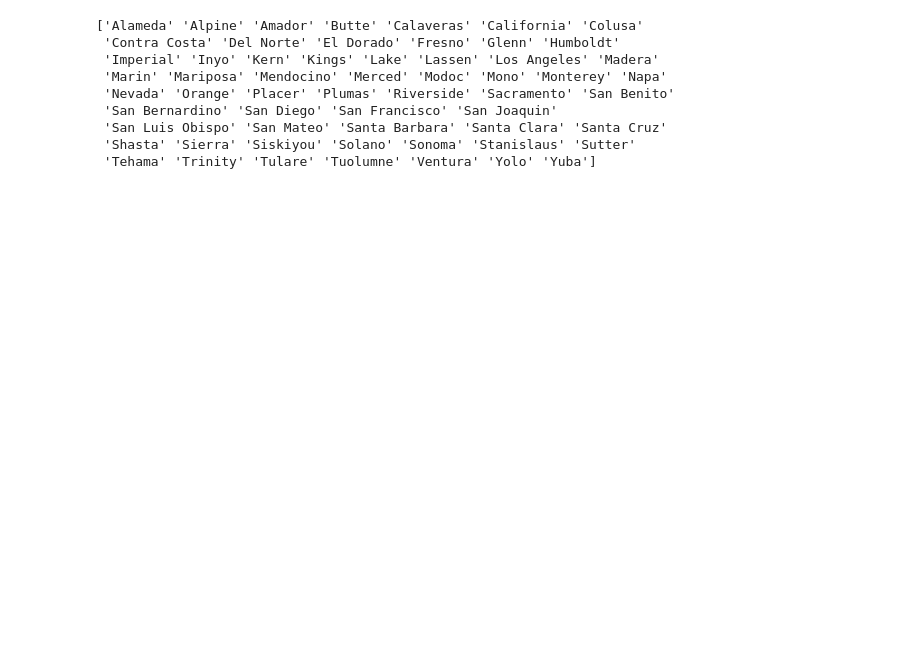
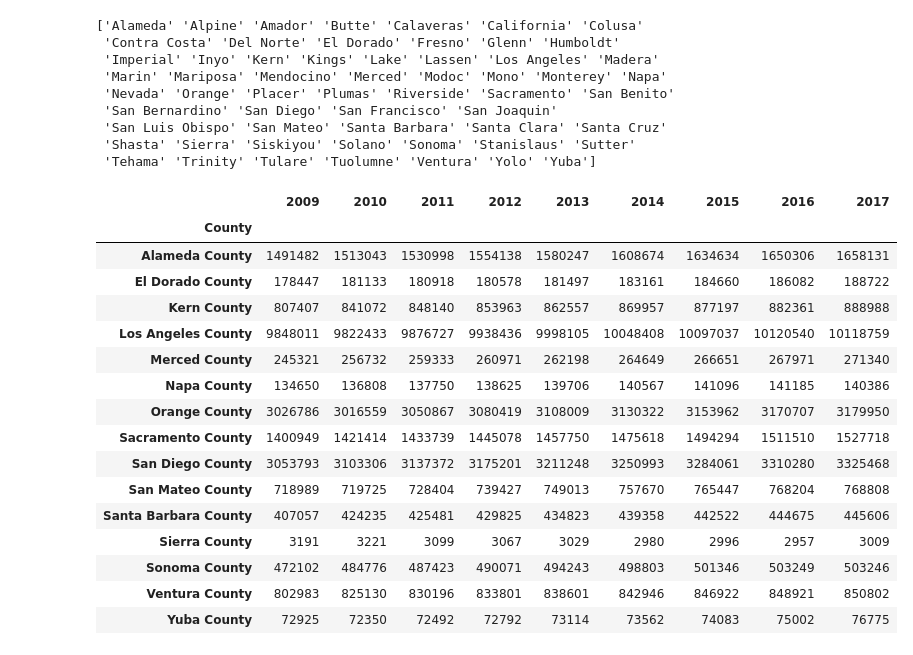
Before and after one commit to GCutaiar/group-project1, a Jupyter notebook: Resource/project1_read_csv_clay.ipynb, the cells around one changed output. Cells and saved outputs as stored; diff of their text form; code cells hidden in the pictures; blank space fills up the shorter version.

```diff
--- a/Resource/project1_read_csv_clay.ipynb
+++ b/Resource/project1_read_csv_clay.ipynb
@@ -7,17 +7,40 @@ import numpy as np
 # %%
 vaccine_data_to_load = "vaccine-preventable-disease-cases-by-county-and-year-2.csv"
 
 
 #Read the Mouse and Drug Data and the Clinical Trial Data
 Vax_Data = pd.read_csv("vaccine-preventable-disease-cases-by-county-and-year-2.csv")
 print(Vax_Data.iloc[:,1].unique())
+file = 'Population_Data.csv'
+pop_read = pd.read_csv(file)
+pop_read
+pop_years = pop_read.drop(['2018'], axis = 1)
+pop_years_3 = pop_years.set_index("County")
+pop_years_3
 # %% [output]
 ['Alameda' 'Alpine' 'Amador' 'Butte' 'Calaveras' 'California' 'Colusa'
  'Contra Costa' 'Del Norte' 'El Dorado' 'Fresno' 'Glenn' 'Humboldt'
  'Imperial' 'Inyo' 'Kern' 'Kings' 'Lake' 'Lassen' 'Los Angeles' 'Madera'
  'Marin' 'Mariposa' 'Mendocino' 'Merced' 'Modoc' 'Mono' 'Monterey' 'Napa'
  'Nevada' 'Orange' 'Placer' 'Plumas' 'Riverside' 'Sacramento' 'San Benito'
  'San Bernardino' 'San Diego' 'San Francisco' 'San Joaquin'
  'San Luis Obispo' 'San Mateo' 'Santa Barbara' 'Santa Clara' 'Santa Cruz'
  'Shasta' 'Sierra' 'Siskiyou' 'Solano' 'Sonoma' 'Stanislaus' 'Sutter'
  'Tehama' 'Trinity' 'Tulare' 'Tuolumne' 'Ventura' 'Yolo' 'Yuba']
+|  | 2009 | 2010 | 2011 | 2012 | 2013 | 2014 | 2015 | 2016 | 2017 |
+| County |  |  |  |  |  |  |  |  |  |
+| Alameda County | 1491482 | 1513043 | 1530998 | 1554138 | 1580247 | 1608674 | 1634634 | 1650306 | 1658131 |
+| El Dorado County | 178447 | 181133 | 180918 | 180578 | 181497 | 183161 | 184660 | 186082 | 188722 |
+| Kern County | 807407 | 841072 | 848140 | 853963 | 862557 | 869957 | 877197 | 882361 | 888988 |
+| Los Angeles County | 9848011 | 9822433 | 9876727 | 9938436 | 9998105 | 10048408 | 10097037 | 10120540 | 10118759 |
+| Merced County | 245321 | 256732 | 259333 | 260971 | 262198 | 264649 | 266651 | 267971 | 271340 |
+| Napa County | 134650 | 136808 | 137750 | 138625 | 139706 | 140567 | 141096 | 141185 | 140386 |
+| Orange County | 3026786 | 3016559 | 3050867 | 3080419 | 3108009 | 3130322 | 3153962 | 3170707 | 3179950 |
+| Sacramento County | 1400949 | 1421414 | 1433739 | 1445078 | 1457750 | 1475618 | 1494294 | 1511510 | 1527718 |
+| San Diego County | 3053793 | 3103306 | 3137372 | 3175201 | 3211248 | 3250993 | 3284061 | 3310280 | 3325468 |
+| San Mateo County | 718989 | 719725 | 728404 | 739427 | 749013 | 757670 | 765447 | 768204 | 768808 |
+| Santa Barbara County | 407057 | 424235 | 425481 | 429825 | 434823 | 439358 | 442522 | 444675 | 445606 |
+| Sierra County | 3191 | 3221 | 3099 | 3067 | 3029 | 2980 | 2996 | 2957 | 3009 |
+| Sonoma County | 472102 | 484776 | 487423 | 490071 | 494243 | 498803 | 501346 | 503249 | 503246 |
+| Ventura County | 802983 | 825130 | 830196 | 833801 | 838601 | 842946 | 846922 | 848921 | 850802 |
+| Yuba County | 72925 | 72350 | 72492 | 72792 | 73114 | 73562 | 74083 | 75002 | 76775 |
```
Also changed, not shown: parts of 6 cells of this notebook.
